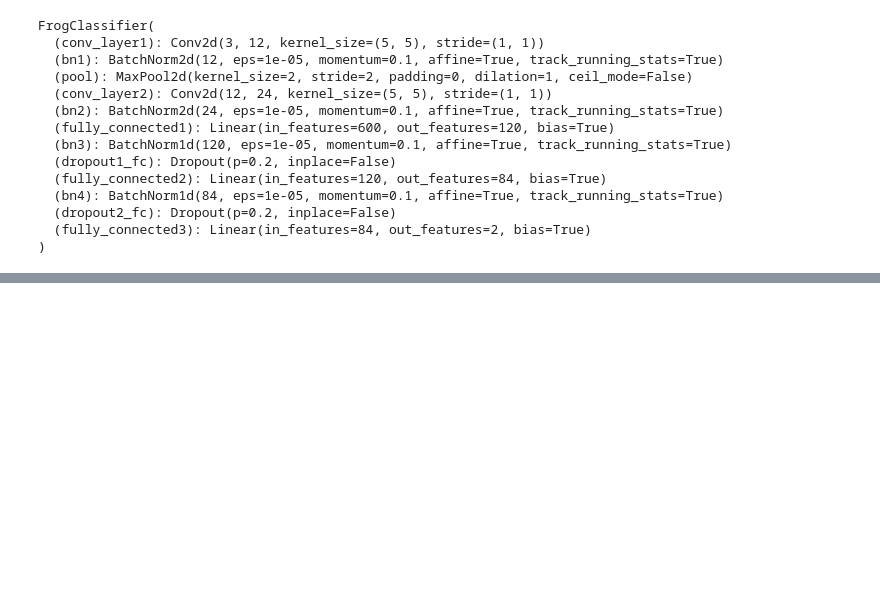
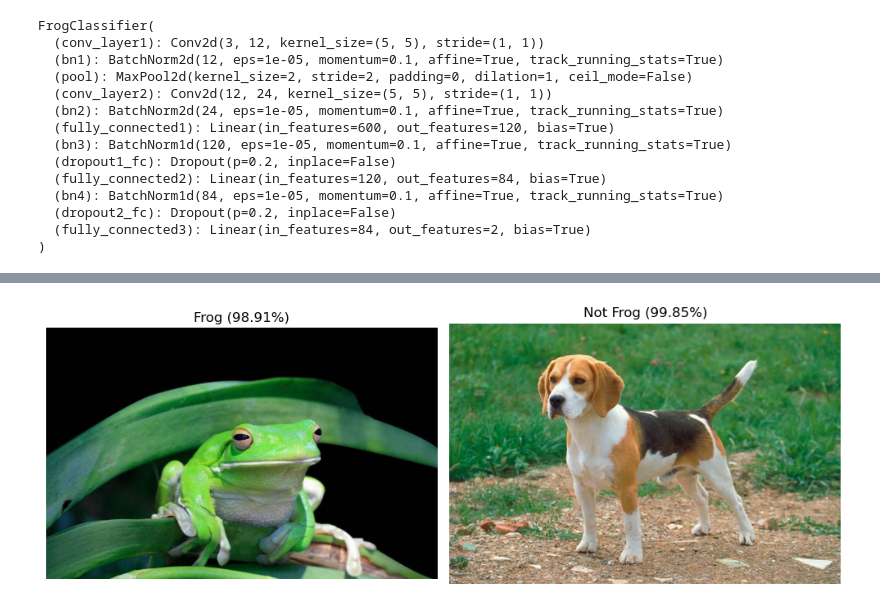
Before and after one commit to StefanMalv/INFO284_SemesterOppgave_2025V, a Jupyter notebook: Oppgave2/main2.ipynb, the cells around one changed output, grey strips where cells are left out. Cells and saved outputs as stored; diff of their text form; code cells hidden in the pictures; blank space fills up the shorter version.

```diff
--- a/Oppgave2/main2.ipynb
+++ b/Oppgave2/main2.ipynb
@@ -359,0 +433,5 @@ Accuracy: 92.26% | Recall (frog): 0.7972
+# %%
+# Load in model
+model = FrogClassifier()
+model.load_state_dict(torch.load("./cifar_net.pth"))
+model.eval()
@@ -359,0 +453,37 @@ Accuracy: 92.26% | Recall (frog): 0.7972
+# %%
+images = [frog_image, not_frog_image]
+# Predicted labels
+labels = []
+
+# Make prediction
+for img in images:
+    # Preprocess image
+    processed_img = new_transform(img).unsqueeze(0)
+
+    with torch.no_grad():
+
+        output = model(processed_img)
+
+        # Prediction
+        prediction = torch.argmax(output, dim=1).item()
+
+        # Confidence
+        probability = torch.softmax(output, dim=1)
+        confidence = probability[0][prediction].item()
+
+        label = f"{'Frog' if prediction == 1 else 'Not Frog'} ({confidence:.2%})"
+        labels.append(label)
+# %%
+# Create plot
+fig, axes = plt.subplots(1, 2, figsize=(10, 5))
+
+# Display images
+for i, ax in enumerate(axes):
+    ax.imshow(images[i])
+    ax.set_title(labels[i], fontsize=12)
+    ax.axis("off")
+
+plt.tight_layout()
+plt.show()
+# %% [output]
+[figure, added]
```
Also changed, not shown: parts of 10 cells of this notebook, 2 other files.
